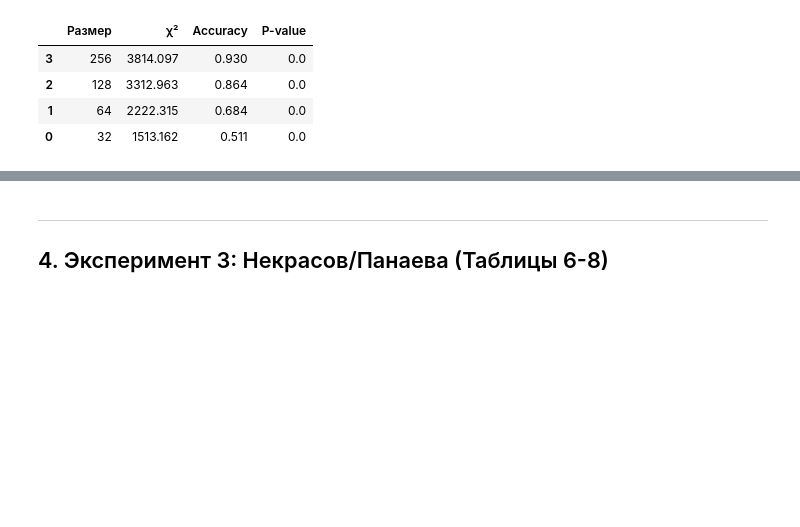
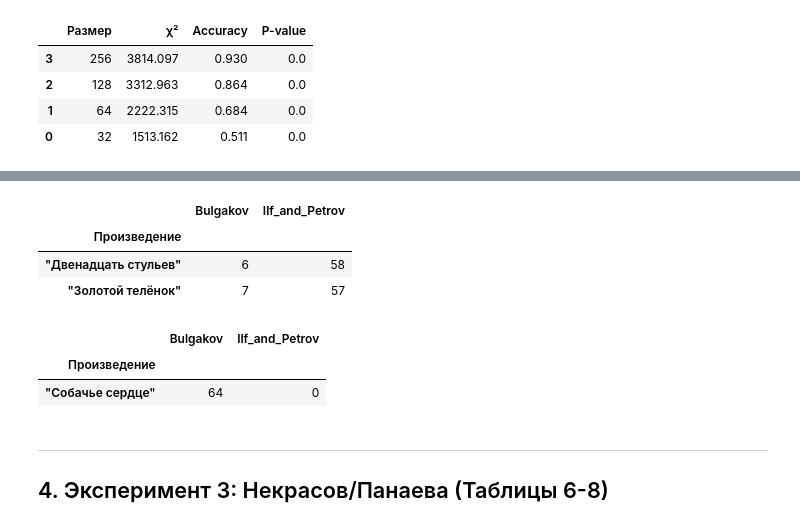
Before and after one commit to revlze/compression-authorship, a Jupyter notebook: experiments.ipynb, the cells around one changed output, grey strips where cells are left out. Drawn from its saved outputs; the diff is of its cells as text; code cells hidden in the pictures; blank space fills up the shorter version.

Commit message:
feat: add experiments for tables 5-7

```diff
--- a/experiments.ipynb
+++ b/experiments.ipynb
@@ -441,0 +576,5 @@ FileNotFoundError: Слайс 0 у автора Bulgakov не найден: data
+# %%
+best_preprocess_type = 'origcase_withpunct_withstop'
+best_compressor = 'paq'
+best_size_kb = 256
+exp_2_n_slices = 64
@@ -441,0 +662,19 @@ FileNotFoundError: Слайс 0 у автора Bulgakov не найден: data
+# %%
+result_table7 = run_multi_book_attribution(
+    train_authors=['Bulgakov', 'Ilf_and_Petrov'],
+    test_books={
+        '\"Двенадцать стульев\"': 'Ilf_and_Petrov_12_chairs',
+        '\"Золотой телёнок\"': 'Ilf_and_Petrov_golden_calf'
+    },
+    preprocess_type=best_preprocess_type,
+    n_slices=64,
+    compressor=best_compressor,
+    lvl=1
+)
+# %%
+result_table7['table']
+# %% [output]
+|  | Bulgakov | Ilf_and_Petrov |
+| Произведение |  |  |
+| "Двенадцать стульев" | 6 | 58 |
+| "Золотой телёнок" | 7 | 57 |
@@ -442,3 +690,9 @@ FileNotFoundError: Слайс 0 у автора Bulgakov не найден: data
+# %%
+result_table5['table']
+# %% [output]
+|  | Bulgakov | Ilf_and_Petrov |
+| Произведение |  |  |
+| "Собачье сердце" | 64 | 0 |
 # %% [markdown]
 ---
 ## 4. Эксперимент 3: Некрасов/Панаева (Таблицы 6-8)
```
Also changed, not shown: parts of 22 cells of this notebook.
